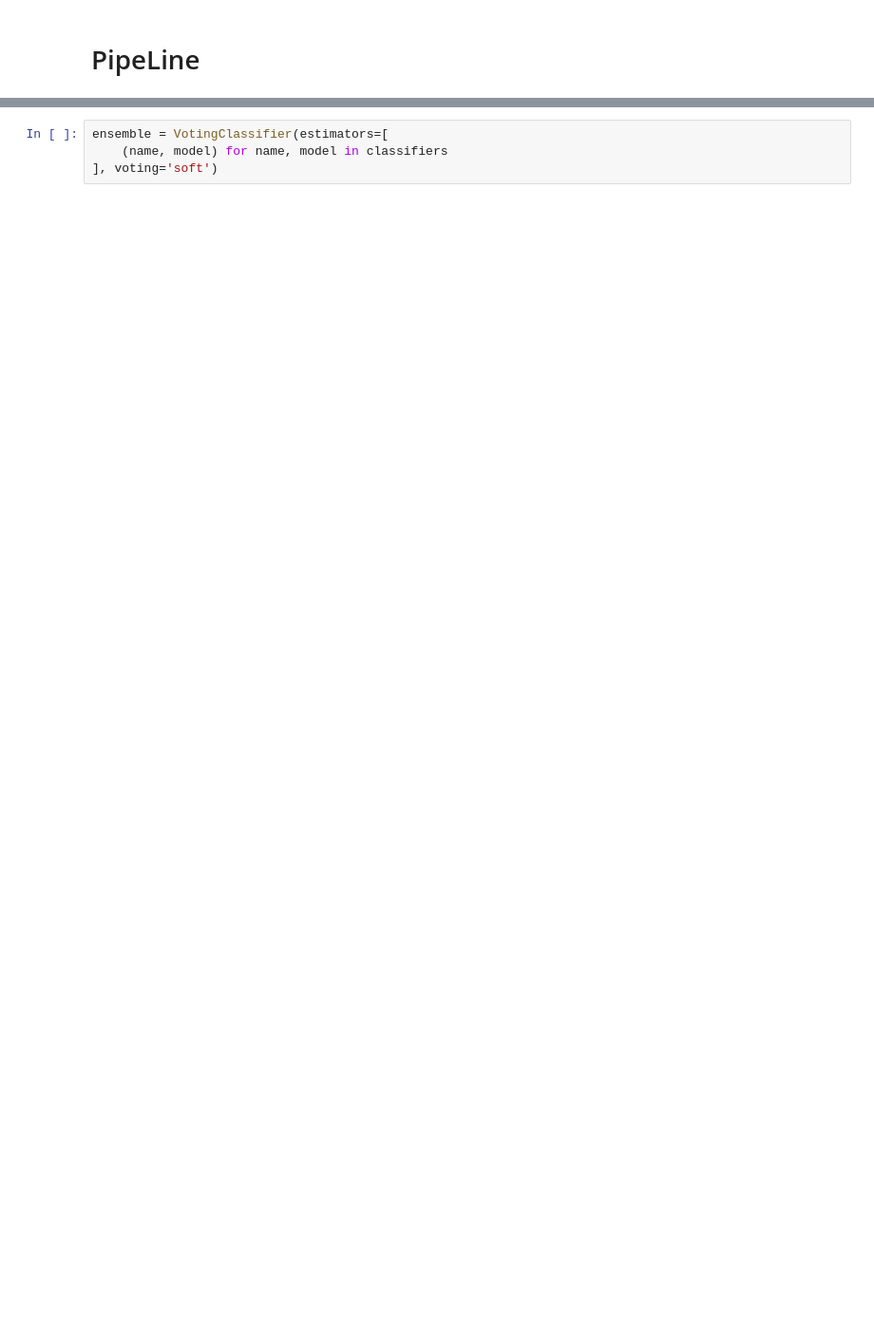
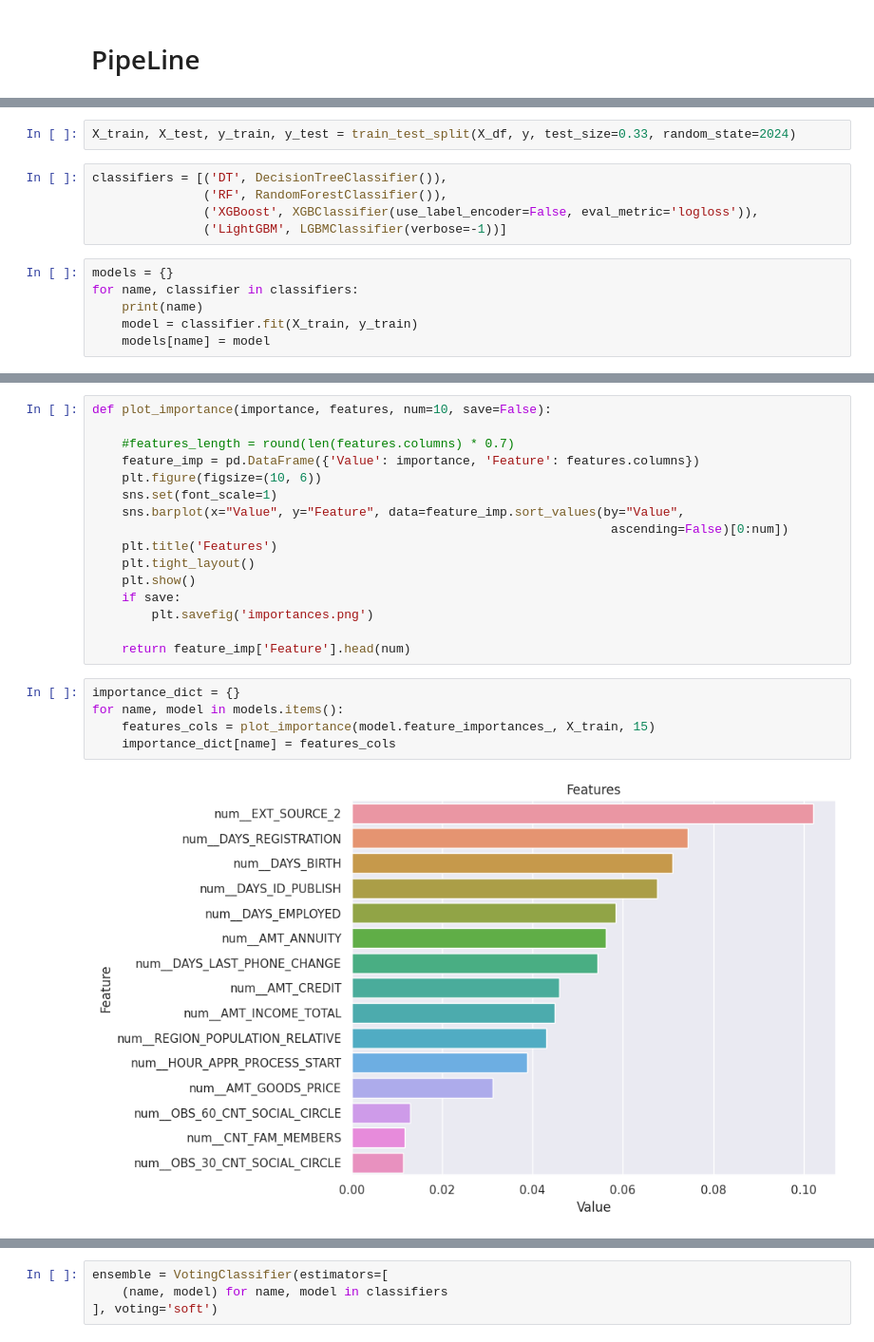
Before and after one commit to latifkara/Estimating-Customers-Capacity, a Jupyter notebook: estimating-customers-capacity.ipynb, the cells around one changed output, grey strips where cells are left out. Shown at 95% size. Drawn from its saved outputs; the diff is of its cells as text; blank space fills up the shorter version.

```diff
--- a/estimating-customers-capacity.ipynb
+++ b/estimating-customers-capacity.ipynb
@@ -1253,0 +823,13 @@ classifiers
+# %%
+X_train, X_test, y_train, y_test = train_test_split(X_df, y, test_size=0.33, random_state=2024)
+# %%
+classifiers = [('DT', DecisionTreeClassifier()),
+               ('RF', RandomForestClassifier()),
+               ('XGBoost', XGBClassifier(use_label_encoder=False, eval_metric='logloss')),
+               ('LightGBM', LGBMClassifier(verbose=-1))]
+# %%
+models = {}
+for name, classifier in classifiers:
+    print(name)
+    model = classifier.fit(X_train, y_train)
+    models[name] = model
@@ -1253,0 +841,23 @@ classifiers
+# %%
+def plot_importance(importance, features, num=10, save=False):
+
+    #features_length = round(len(features.columns) * 0.7)
+    feature_imp = pd.DataFrame({'Value': importance, 'Feature': features.columns})
+    plt.figure(figsize=(10, 6))
+    sns.set(font_scale=1)
+    sns.barplot(x="Value", y="Feature", data=feature_imp.sort_values(by="Value",
+                                                                      ascending=False)[0:num])
+    plt.title('Features')
+    plt.tight_layout()
+    plt.show()
+    if save:
+        plt.savefig('importances.png')
+
+    return feature_imp['Feature'].head(num)
+# %%
+importance_dict = {}
+for name, model in models.items():
+    features_cols = plot_importance(model.feature_importances_, X_train, 15)
+    importance_dict[name] = features_cols
+# %% [output]
+[figure, added]
```
Also changed, not shown: parts of 121 cells of this notebook.
